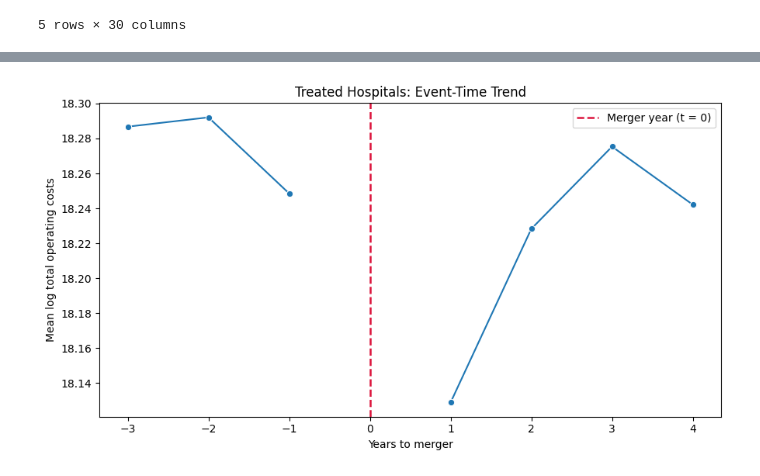
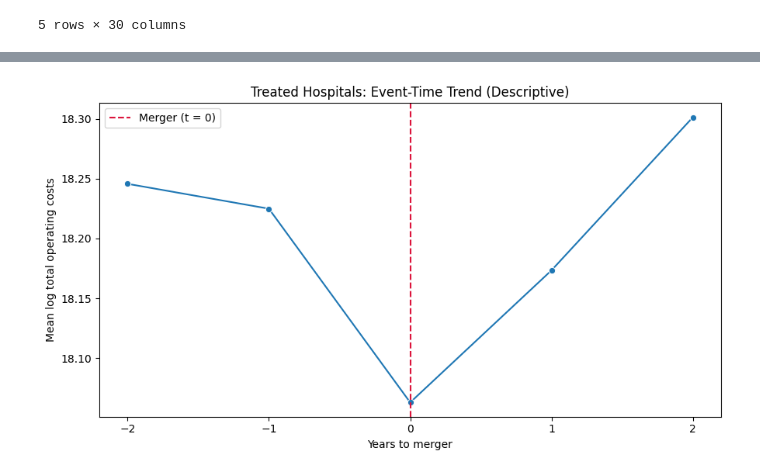
Before and after one commit to FarnooshMemari/IDS_701_final_project, a Jupyter notebook: 04_main_analysis/parallel_trend_analysis.ipynb, the cells around one changed output, grey strips where cells are left out. Cells and saved outputs as stored; diff of their text form; code cells hidden in the pictures.

```diff
--- a/04_main_analysis/parallel_trend_analysis.ipynb
+++ b/04_main_analysis/parallel_trend_analysis.ipynb
@@ -106,12 +118,10 @@ This section checks whether treated and never-treated hospitals exhibit similar
 df = hospital_analysis.copy()
 
 df["fiscal_year"] = pd.to_numeric(df["fiscal_year"], errors="coerce")
-
 df["treated"] = pd.to_numeric(df["treated"], errors="coerce")
-
 df["years_to_merger"] = pd.to_numeric(df["years_to_merger"], errors="coerce")
-
 df["total_operating_costs"] = pd.to_numeric(
     df["total_operating_costs"], errors="coerce"
 )
+df["merger_year"] = pd.to_numeric(df["merger_year"], errors="coerce")
 # %%
@@ -227,92 +219,43 @@ plt.show()
 # %%
-# Visual 2: treated hospitals in event time with explicit merger year marker
-
+# Visual 2 (descriptive only): treated hospitals by event time in restricted window [-2, +2]
 
 event_df = (
-    df[
-        (df["treated"] == 1)
-        & (df["years_to_merger"].between(-3, 4))
-        & (df["total_operating_costs"] >= 0)
-    ][["years_to_merger", "total_operating_costs"]]
-    .dropna()
-    .copy()
+    treated_restricted[["years_to_merger", "total_operating_costs"]].dropna().copy()
 )
-
-
+event_df = event_df[event_df["total_operating_costs"] >= 0].copy()
 event_df["years_to_merger"] = event_df["years_to_merger"].astype(int)
-
-
 event_df["log_total_operating_costs"] = np.log1p(event_df["total_operating_costs"])
-
 
 event_plot = (
     event_df.groupby("years_to_merger", as_index=False)["log_total_operating_costs"]
     .mean()
     .sort_values("years_to_merger")
 )
 
-
-pre_event_plot = event_plot[event_plot["years_to_merger"] <= -1]
-
-
-post_event_plot = event_plot[event_plot["years_to_merger"] >= 1]
-
-
 plt.figure(figsize=(9, 5))
-
-
 sns.lineplot(
-    data=pre_event_plot,
+    data=event_plot,
     x="years_to_merger",
     y="log_total_operating_costs",
     marker="o",
     color="#1f77b4",
 )
 
-
-sns.lineplot(
-    data=post_event_plot,
-    x="years_to_merger",
-    y="log_total_operating_costs",
-    marker="o",
-    color="#1f77b4",
-)
-
-
 plt.axvline(
     0,
     color="crimson",
     linestyle="--",
-    linewidth=1.8,
-    label="Merger year (t = 0)",
+    linewidth=1.5,
+    label="Merger (t = 0)",
 )
 
-
-plt.title("Treated Hospitals: Event-Time Trend")
-
-
+plt.title("Treated Hospitals: Event-Time Trend (Descriptive)")
 plt.xlabel("Years to merger")
-
-
 plt.ylabel("Mean log total operating costs")
-
-
-x_min = int(event_plot["years_to_merger"].min())
-
-
-x_max = int(event_plot["years_to_merger"].max())
-
-
-plt.xticks(range(x_min, x_max + 1))
-
-
+plt.xticks(range(event_window[0], event_window[1] + 1))
 plt.legend()
-
-
 plt.tight_layout()
-
-
 plt.show()
 # %% [output]
-[figure, old version]
+[figure, new version]
 # %%
```
Also changed, not shown: parts of 10 cells of this notebook, 1 other file.
